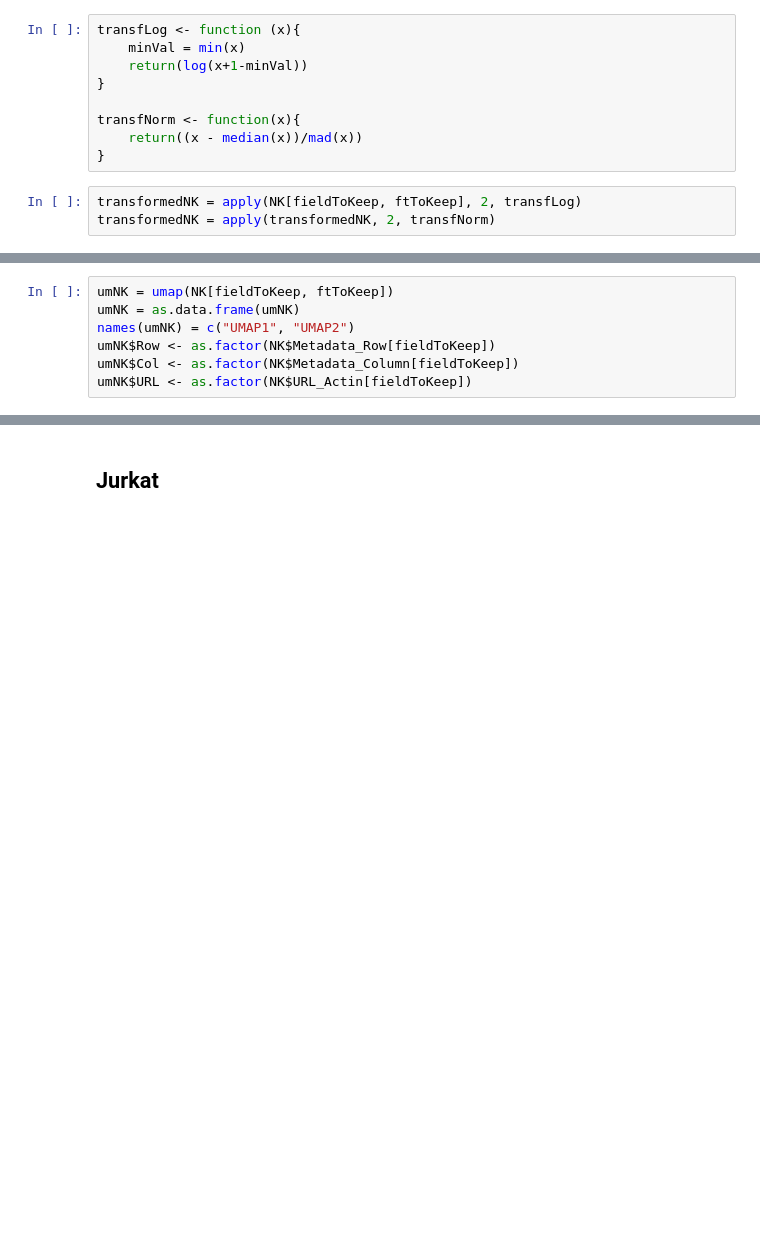
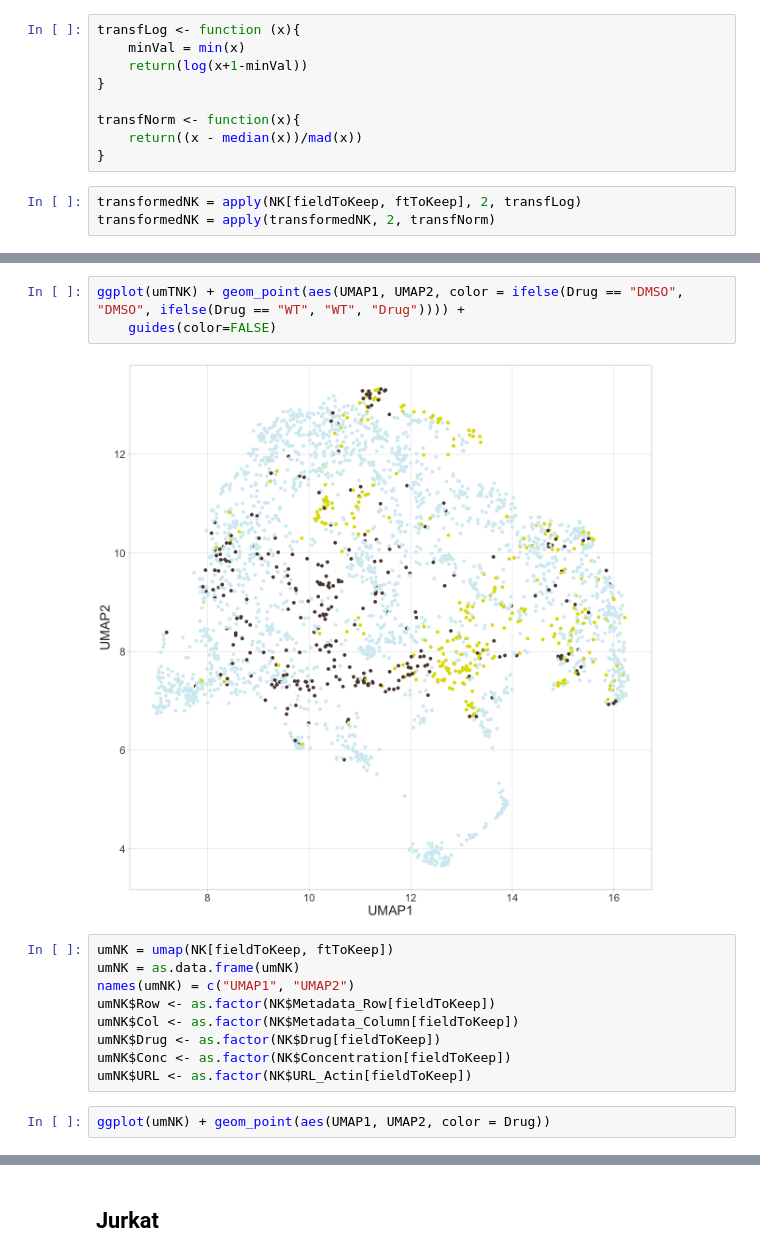
Before and after one commit to menchelab/hci-immune-synapse, a Jupyter notebook: DrugPlates.ipynb, the cells around one changed output, grey strips where cells are left out. Cells and saved outputs as stored; diff of their text form; blank space fills up the shorter version.

```diff
--- a/DrugPlates.ipynb
+++ b/DrugPlates.ipynb
@@ -200,9 +207,18 @@ umTNK$LabelCluster[umTNK$UMAP1 < -10]
+# %%
+ggplot(umTNK) + geom_point(aes(UMAP1, UMAP2, color = ifelse(Drug == "DMSO", "DMSO", ifelse(Drug == "WT", "WT", "Drug")))) +
+    guides(color=FALSE)
+# %% [output]
+[figure, added]
 # %%
 umNK = umap(NK[fieldToKeep, ftToKeep])
 umNK = as.data.frame(umNK)
 names(umNK) = c("UMAP1", "UMAP2")
 umNK$Row <- as.factor(NK$Metadata_Row[fieldToKeep])
 umNK$Col <- as.factor(NK$Metadata_Column[fieldToKeep])
+umNK$Drug <- as.factor(NK$Drug[fieldToKeep])
+umNK$Conc <- as.factor(NK$Concentration[fieldToKeep])
 umNK$URL <- as.factor(NK$URL_Actin[fieldToKeep])
+# %%
+ggplot(umNK) + geom_point(aes(UMAP1, UMAP2, color = Drug))
 # %%
 ggplot(umNK) + geom_point(aes(UMAP1, UMAP2, color = Row))
```
Also changed, not shown: parts of 24 cells of this notebook.
